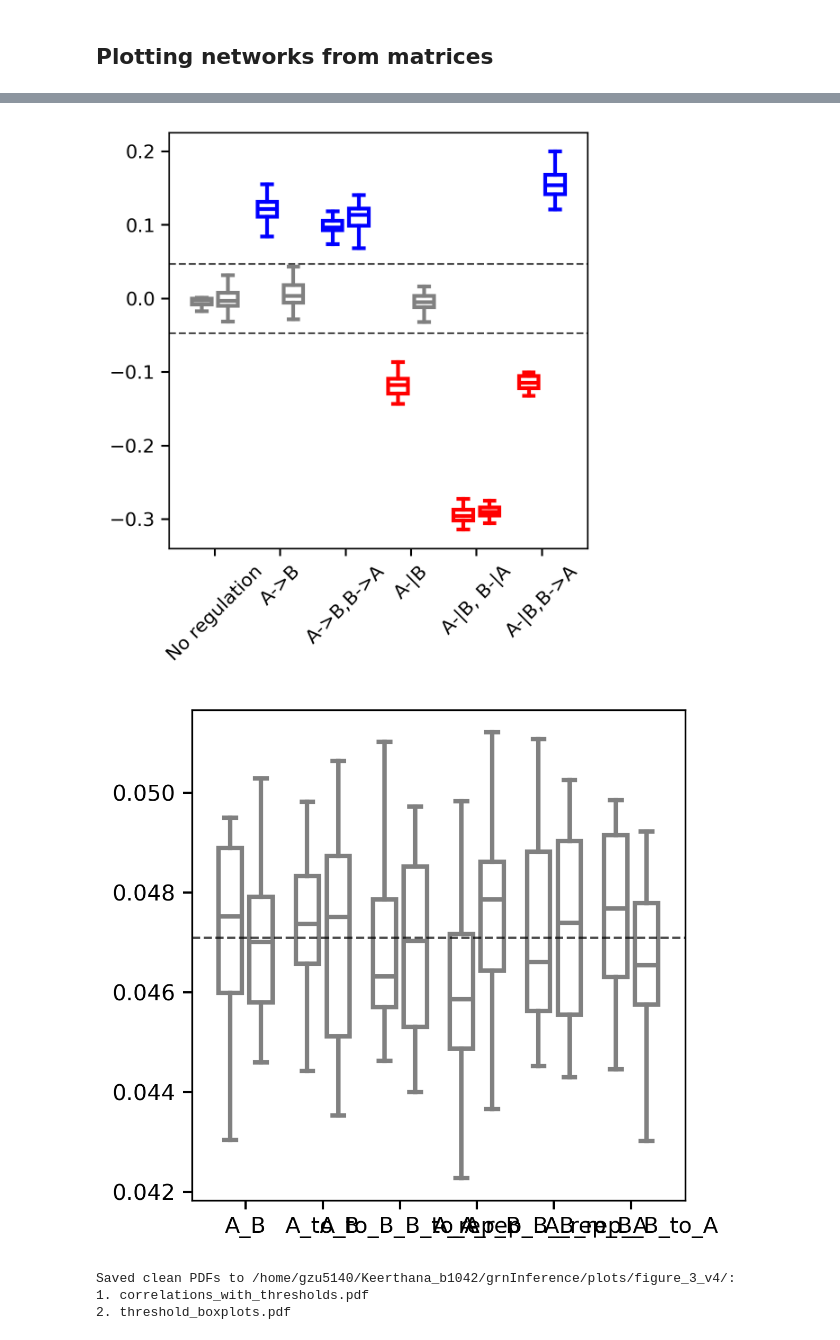
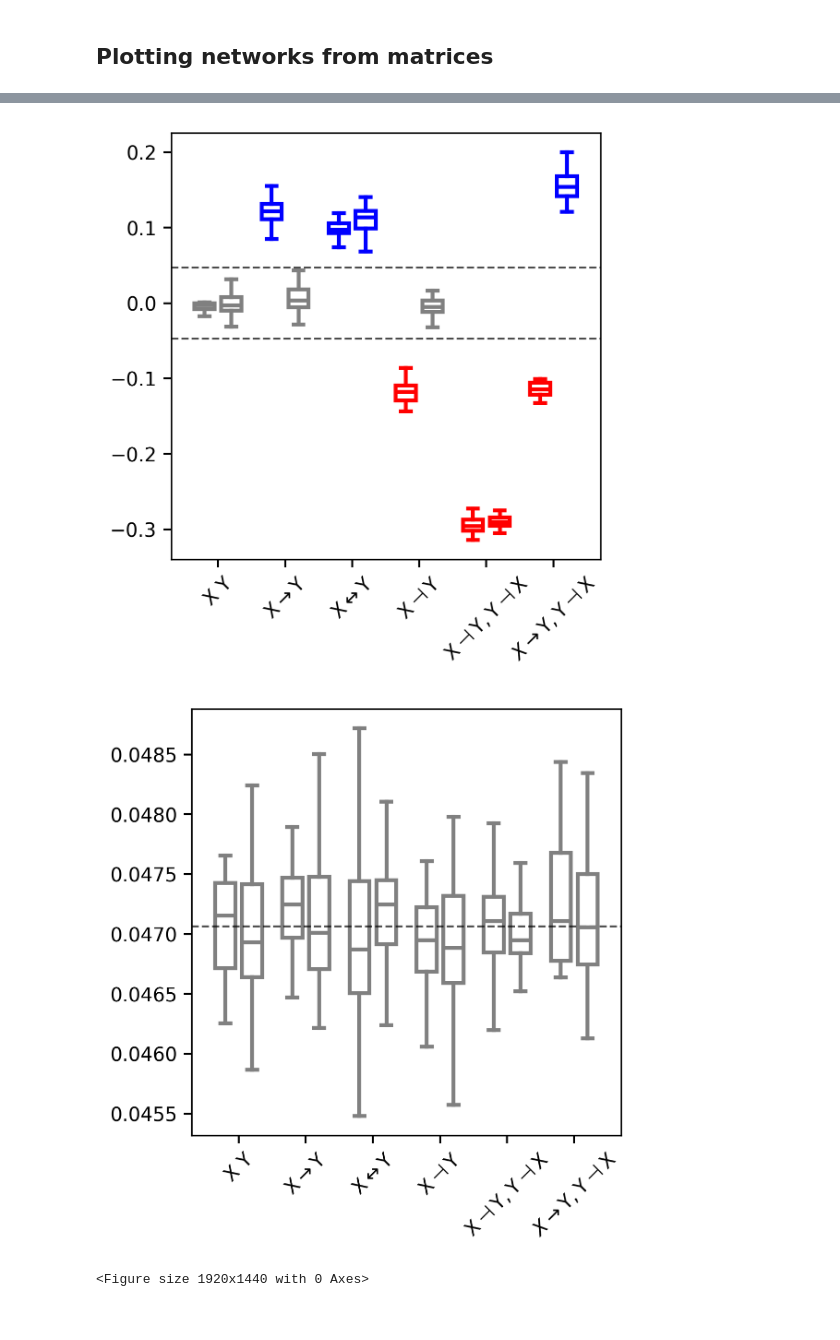
Before and after one commit to Keerthana910234/TwINFER, a Jupyter notebook: scripts_to_make_figures/figure_3.ipynb, the cells around one changed output, grey strips where cells are left out. Saved outputs shown, nothing was run; the diff lists cells and outputs as text; code cells hidden in the pictures.

Commit message:
fixed figure 2 and 3

```diff
--- a/scripts_to_make_figures/figure_3.ipynb
+++ b/scripts_to_make_figures/figure_3.ipynb
@@ -1108,7 +1102,7 @@ def create_illustrator_plots(df_results, save_dir):
         median.set_clip_on(False)
 
     # Set custom tick labels
-    folder_names = ["No regulation", "A->B", "A->B,B->A", "A-|B", "A-|B, B-|A", "A-|B,B->A"]
+    folder_names = ["X Y", r"$\text{X} \rightarrow \text{Y}$", r"$\text{X} \leftrightarrow \text{Y}$", r"$\text{X} \dashv \text{Y}$", r"$\text{X}  \dashv \text{Y}, \text{Y} \dashv \text{X}$", r"$X \rightarrow \text{Y}, \text{Y} \dashv \text{X} $"]
     ax.set_xticks(range(1, len(conditions) + 1))
     ax.set_xticklabels(folder_names[:len(conditions)], rotation=45, ha="center")
     ax.tick_params(axis='both', which='both',
@@ -1116,8 +1110,8 @@ def create_illustrator_plots(df_results, save_dir):
                 labelbottom=True, labelleft=True,
                 length=4, width=1)
 
-    plt.savefig(os.path.join(save_dir, 'correlations_with_thresholds_with_label.png'),
-                format='png', bbox_inches='tight',
+    plt.savefig(os.path.join(save_dir, 'correlations_with_thresholds_with_label.svg'),
+                format='svg', bbox_inches='tight',
                 facecolor='none', edgecolor='none', transparent=True)
     plt.show()
 
@@ -1167,18 +1161,22 @@ def create_illustrator_plots(df_results, save_dir):
     ax.axhline(np.mean(flat_thresholds), linestyle="--", color="black", linewidth=1, alpha=0.7)
 
     # Set custom tick labels
-    folder_names = ["A_B", "A_to_B", "A_to_B_B_to_A", "A_rep_B", "A_rep_B_B_rep_A", "A_rep_B_B_to_A"]
+    # folder_names = ["A_B", "A_to_B", "A_to_B_B_to_A", "A_rep_B", "A_rep_B_B_rep_A", "A_rep_B_B_to_A"]
     ax.set_xticks(range(1, len(conditions) + 1))
-    ax.set_xticklabels(folder_names[:len(conditions)])
+    ax.set_xticklabels(folder_names[:len(conditions)], rotation=45,)
     ax.tick_params(axis='both', which='both',
                 bottom=True, top=False, left=True, right=False,
                 labelbottom=True, labelleft=True,
                 length=4, width=1)
 
     # Uncomment to save the second plot
-    # plt.savefig(os.path.join(save_dir, 'threshold_boxplots_with_label.png'),
-    #             format='png', bbox_inches='tight',
-    #             facecolor='none', edgecolor='none', transparent=True)
+    plt.savefig(os.path.join(save_dir, 'threshold_boxplots_with_label.svg'),
+                format='svg', bbox_inches='tight',
+                facecolor='none', edgecolor='none', transparent=True)
+    plt.show()
+    plt.savefig(os.path.join(save_dir, 'threshold_boxplots_with_label.pdf'),
+                format='pdf', bbox_inches='tight',
+                facecolor='none', edgecolor='none', transparent=True)
     plt.show()
 
     print(f"Saved clean PDFs to {save_dir}:")
@@ -1217,11 +1215,11 @@ def main():
     """
 
     # Parameters
-    base_path = "/home/gzu5140/Keerthana_b1042/grnInference/simulation_data/median_parameter_simulations/figure_3_simulations/"
+    base_path = "/home/gzu5140/Keerthana_b1042/grnInference/simulation_data/median_simulation/figure_3_simulations/"
     folder_names = ["A_B", "A_to_B", "A_to_B_B_to_A", "A_rep_B", "A_rep_B_B_rep_A", "A_rep_B_B_to_A", ]
     gene_list = ['gene_1', 'gene_2']
     t1, t2 = 1, 20  # Adjust these to your time points
-    n_shuffles = 1000  # Number of shuffles for threshold calculation
+    n_shuffles = 10000  # Number of shuffles for threshold calculation
 
     print("=== Pure Shuffling Correlation Analysis ===")
     print("(No TwINFER function needed!)")
@@ -1238,10 +1236,7 @@ def main():
 
     # Create Illustrator-ready plots
     print("\n2. Creating publication plots...")
-    save_dir = "/home/gzu5140/Keerthana_b1042/grnInference/plots/figure_3_v4/"
-    os.makedirs(save_dir, exist_ok=True)
-
-    thresh_df = create_illustrator_plots(df_results, save_dir)
+    thresh_df = create_illustrator_plots(df_results, plot_folder)
 
     # Find significant correlations
     print("\n3. Finding significant correlations...")
@@ -1265,2 +1264,2 @@ def main():
 # %%
-df_results = pd.read_csv("/home/gzu5140/Keerthana_b1042/grnInference/plot_data/box_plot_data.csv")
+df_results = pd.read_csv("/home/gzu5140/Keerthana_b1042/grnInference/plot_data/fig_3_2025_11_13/box_plot_data.csv")
@@ -1269,9 +1266,7 @@ df_results.to_csv("/home/gzu5140/Keerthana_b1042/grnInference/plot_data/box_plot
 # %%
-save_dir = "/home/gzu5140/Keerthana_b1042/grnInference/plots/figure_3_v4/"
+save_dir = "/home/gzu5140/Keerthana_b1042/grnInference/plots/figure_3_13_11_2025"
 create_illustrator_plots(df_results, save_dir)  # Saves to current directory
 # %% [output]
-[figure, old version]
+[figure, new version]
-[figure, old version]
+[figure, new version]
-Saved clean PDFs to /home/gzu5140/Keerthana_b1042/grnInference/plots/figure_3_v4/:
-1. correlations_with_thresholds.pdf
-2. threshold_boxplots.pdf
+<Figure size 1920x1440 with 0 Axes>
```
Also changed, not shown: parts of 10 cells of this notebook, 7 other files.
